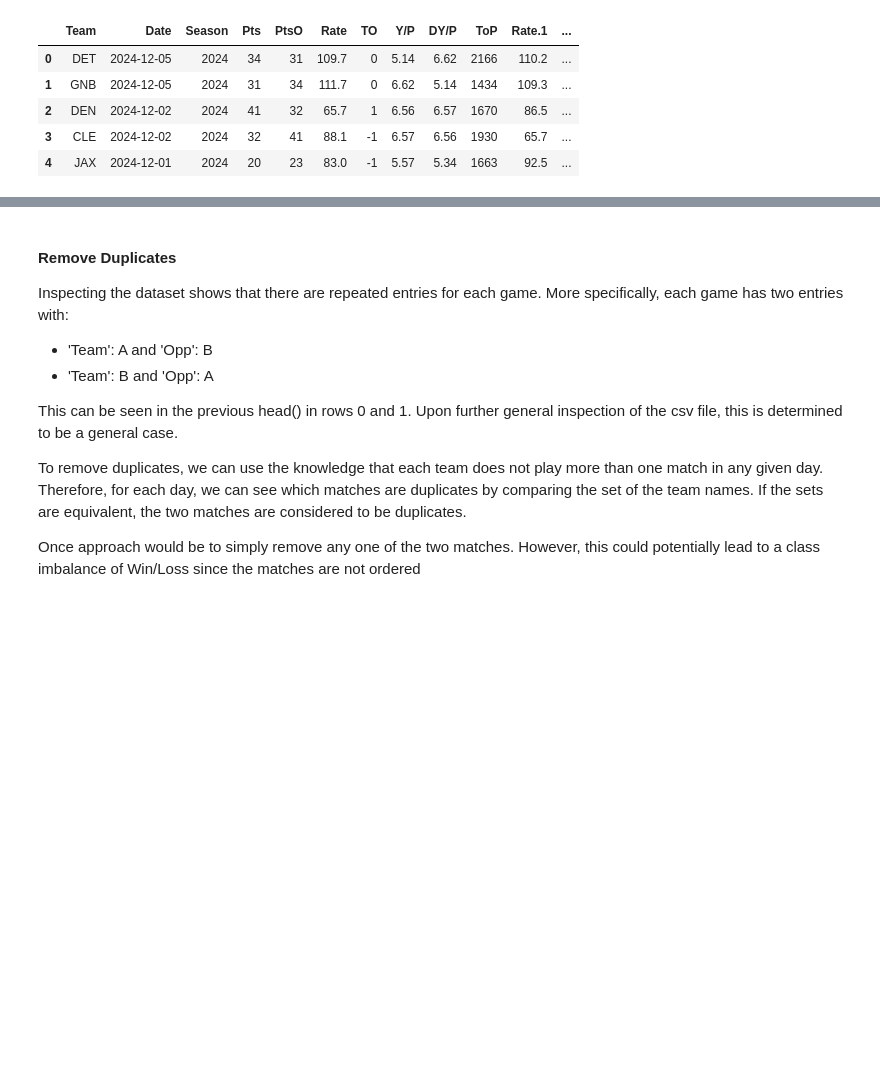
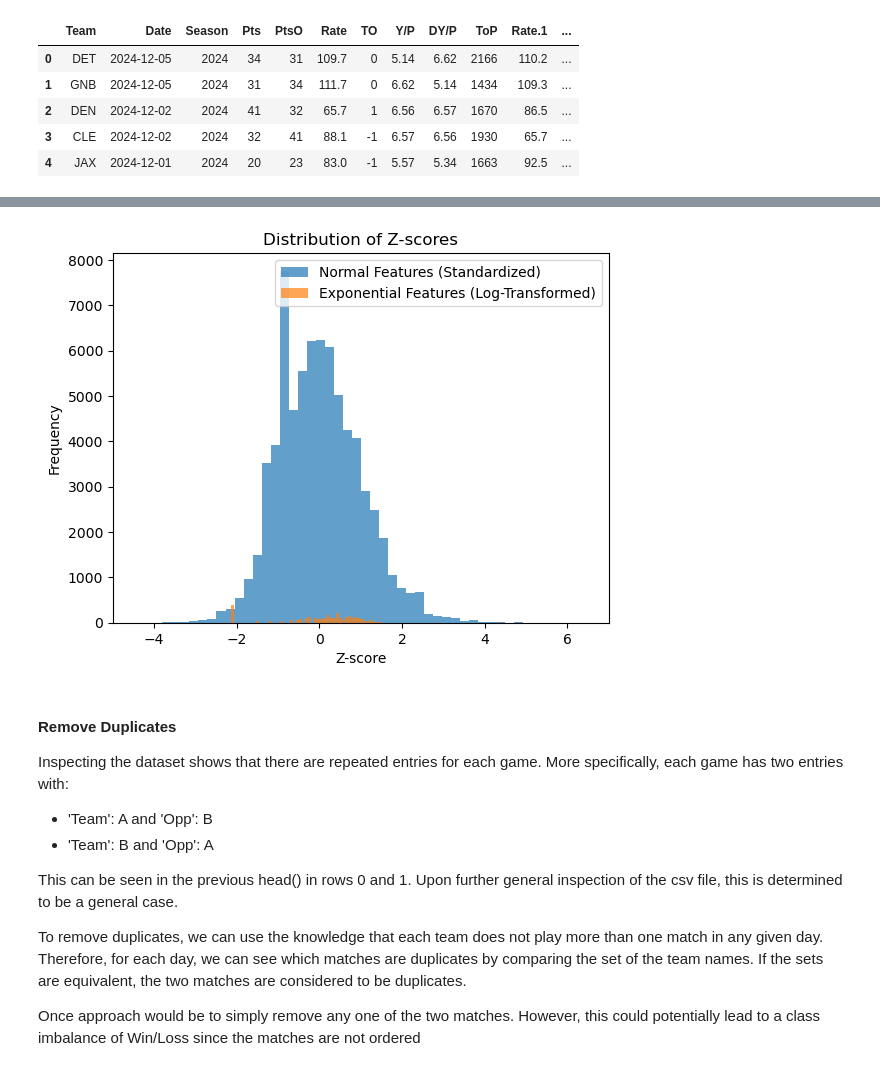
Before and after one commit to pi2chen/nfl-predictions, a Jupyter notebook: nfl_data_preprocessing.ipynb, the cells around one changed output, grey strips where cells are left out. Drawn from its saved outputs; the diff is of its cells as text; code cells hidden in the pictures; blank space fills up the shorter version.

Commit message:
Anomoly Detection

```diff
--- a/nfl_data_preprocessing.ipynb
+++ b/nfl_data_preprocessing.ipynb
@@ -50,6 +55,10 @@ if (null_counts > 0).any():
 # %% [output]
 Away    739
 dtype: int64
+# %%
+# Handle invalid values
+
+df = df[~df['Result'].str[0].isin(['T'])]
 # %% [markdown]
 #### **Standardize Formats, Data Types, & Units**
 
@@ -245,0 +325,15 @@ plt.show()
+# %%
+# Anomaly detection for normal features
+normal_anomalies = (np.abs(normal_data_standardized) > 3).any(axis=1)
+
+# Anomaly detection for exponential features (log-transformed)
+# exponential_anomalies = (np.abs(exponential_data_log_standardized) > 3).any(axis=1)
+
+# Combine the anomalies from both sets of features
+final_anomalies = normal_anomalies | exponential_anomalies
+# %%
+# Add the anomaly flags to the original dataframe (or as a separate column)
+df['Anomaly'] = final_anomalies.astype(int)
+
+# Optionally, you can explore or filter the anomalous rows:
+anomalous_rows = df[df['Anomaly'] == 1]
@@ -245,0 +358,61 @@ plt.show()
+# %%
+import pandas as pd
+import numpy as np
+from scipy.stats import zscore, skew
+from sklearn.preprocessing import StandardScaler
+import matplotlib.pyplot as plt
+
+# Assuming df is your cleaned dataframe
+numeric_columns = df.select_dtypes(include=[np.number]).columns
+
+# Features that are exponential
+exponential_features = ['Yds.1', 'Yds.3']
+
+# Features that are normal (everything except exponential features and excluded columns)
+normal_features = [col for col in numeric_columns if col not in exponential_features and col not in ['Result', 'Season', 'Time', 'Week', 'G#']]
+
+# Separate the data
+normal_data = df[normal_features]
+exponential_data = df[exponential_features]
+
+# Log-transform the exponential features to make them more normal
+exponential_data_log = np.log1p(exponential_data)  # log(1 + x) to handle zero values
+
+# Compute the skewness of the normal features
+skewness = normal_data.apply(skew)
+
+# Standardize the normal features using Z-scores
+normal_data_standardized = normal_data.apply(zscore)
+
+# Adjust the Z-scores based on skewness
+# Skew-adjusted Z-scores: we modify the standard Z-scores by multiplying with (1 + skewness)
+adjusted_z_scores = normal_data_standardized * (1 + skewness.values)
+
+# Anomaly detection for normal features (skew-adjusted Z-scores)
+normal_anomalies = (np.abs(adjusted_z_scores) > 3).any(axis=1)
+
+# Anomaly detection for exponential features (log-transformed)
+exponential_data_log_standardized = exponential_data_log.apply(zscore)
+exponential_anomalies = (np.abs(exponential_data_log_standardized) > 3).any(axis=1)
+
+# Combine the anomalies from both sets of features
+final_anomalies = normal_anomalies | exponential_anomalies
+
+# Add the anomaly flags to the original dataframe (or as a separate column)
+df['Anomaly'] = final_anomalies.astype(int)
+
+# Optionally, you can explore or filter the anomalous rows:
+anomalous_rows = df[df['Anomaly'] == 1]
+
+# Evaluate the proportion of anomalies detected
+print(f"Anomalies detected: {final_anomalies.mean() * 100:.2f}%")
+
+# Plot the Z-scores for normal and log-transformed features
+plt.hist(normal_data_standardized.values.flatten(), bins=50, alpha=0.7, label="Normal Features (Standardized)")
+plt.hist(exponential_data_log_standardized.values.flatten(), bins=50, alpha=0.7, label="Exponential Features (Log-Transformed)")
+plt.title("Distribution of Z-scores")
+plt.xlabel("Z-score")
+plt.ylabel("Frequency")
+plt.legend()
+plt.show()
+# %% [output]
@@ -246,3 +420,4 @@ plt.show()
+[figure, added]
 # %% [markdown]
 #### Remove Duplicates
 Inspecting the dataset shows that there are repeated entries for each game.
```
Also changed, not shown: parts of 15 cells of this notebook, 1 other file.
